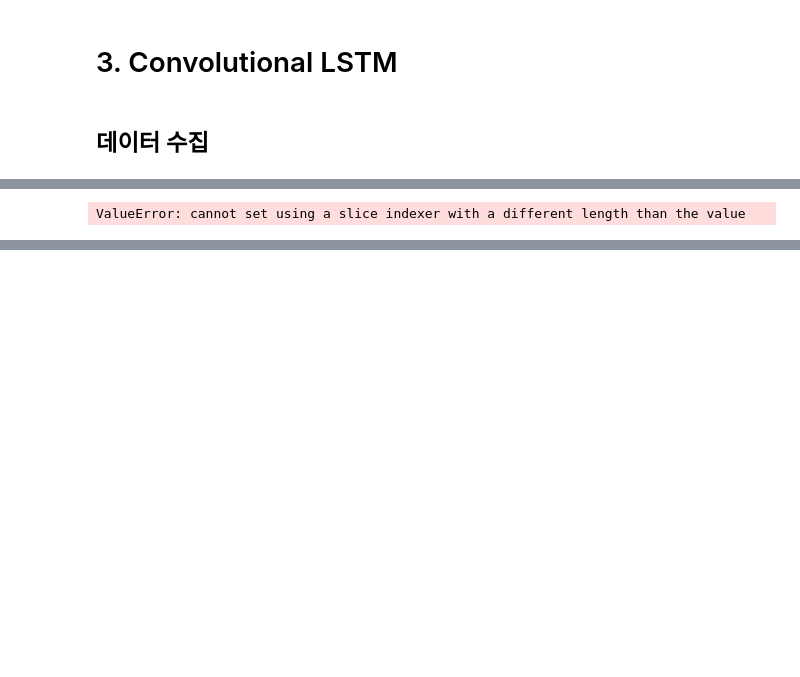
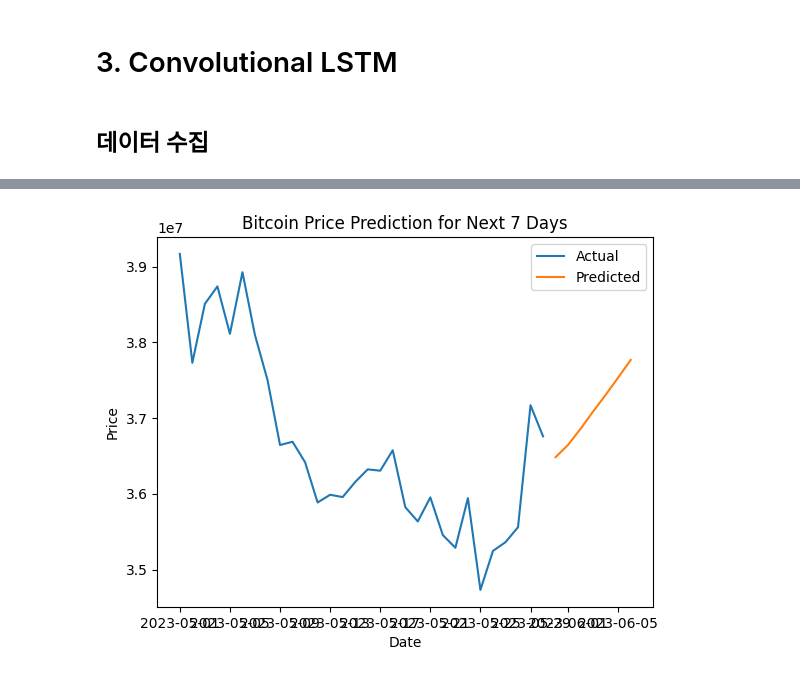
Before and after one commit to young1ll/time-series-da, a Jupyter notebook: notebook/3_ConvolutionalLSTM.ipynb, the cells around one changed output, grey strips where cells are left out. Cells and saved outputs as stored; diff of their text form; code cells hidden in the pictures; blank space fills up the shorter version.

```diff
--- a/notebook/3_ConvolutionalLSTM.ipynb
+++ b/notebook/3_ConvolutionalLSTM.ipynb
@@ -152,34 +197,26 @@ R-squared (R2): 0.9082731919256329
-# %%
-# 분위수 정규화 복원
-restored_train_data = normalized_train_data * len(train_data)
-restored_test_data = normalized_test_data * len(test_data)
-
-# 추세 복원을 위한 이동평균 계산
-window = 60
-rolling_mean_train = pd.Series(restored_train_data).rolling(window=window, min_periods=1).mean()
-rolling_mean_test = pd.Series(restored_test_data).rolling(window=window, min_periods=1).mean()
-
-# 추세 복원
-detrended_train_data = restored_train_data + rolling_mean_train
-detrended_test_data = restored_test_data + rolling_mean_test
-
-# 복원된 데이터로 데이터프레임 생성
-restored_df = pd.DataFrame(index=btc_krw_df.index)
-restored_df['Actual'] = btc_krw_df['Adj Close']
-restored_df['Train Predicted'] = np.nan
-restored_df['Test Predicted'] = np.nan
-restored_df['Train Predicted'].iloc[sequence_length:sequence_length + len(train_predictions)] = detrended_train_data[sequence_length:]
-restored_df['Test Predicted'].iloc[sequence_length:sequence_length + len(test_predictions)] = detrended_test_data[sequence_length:]
-
-# 그래프 시각화
-plt.figure(figsize=(12, 6))
-plt.plot(restored_df.index, restored_df['Actual'], label='Actual')
-plt.plot(restored_df.index, restored_df['Train Predicted'], label='Train Predicted')
-plt.plot(restored_df.index, restored_df['Test Predicted'], label='Test Predicted')
-plt.title('Actual vs Predicted Prices')
-plt.xlabel('Datetime')
-plt.ylabel('Price')
-plt.legend()
-plt.show()
-# %% [output]
-ValueError: cannot set using a slice indexer with a different length than the value
+# %%
+# 테스트 데이터의 마지막 시퀀스 추출
+last_sequence = X_test[-1]
+
+# 다음 7일 가격 예측
+predicted_prices = []
+for _ in range(7):
+    # 현재 시퀀스로 가격 예측
+    prediction = model.predict(np.expand_dims(last_sequence, axis=0))
+    predicted_prices.append(prediction[0, 0])
+
+    # 예측 결과를 이용해 다음 시퀀스 생성
+    last_sequence = np.concatenate((last_sequence[1:], [[prediction[0, 0]]]))
+
+# 예측 결과를 역스케일링
+predicted_prices = scaler.inverse_transform(np.array(predicted_prices).reshape(-1, 1)).flatten()
+
+# 결과 시각화
+plt.plot(test_data.index[-30:], test_data['Adj Close'].values[-30:], label='Actual')
+plt.plot(pd.date_range(start=test_data.index[-1] + pd.Timedelta(days=1), periods=7), predicted_prices, label='Predicted')
+plt.xlabel('Date')
+plt.ylabel('Price')
+plt.title('Bitcoin Price Prediction for Next 7 Days')
+plt.legend()
+plt.show()
+# %% [output]
@@ -185,0 +230 @@ ValueError: cannot set using a slice indexer with a different length than the va
+[figure, added]
```
Also changed, not shown: parts of 6 cells of this notebook, 1 other file.
